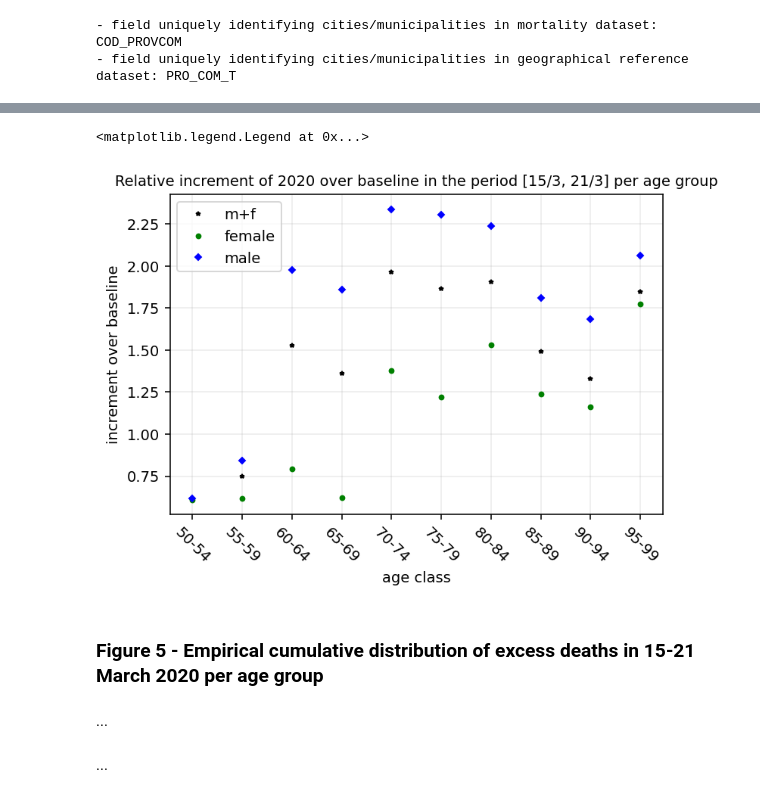
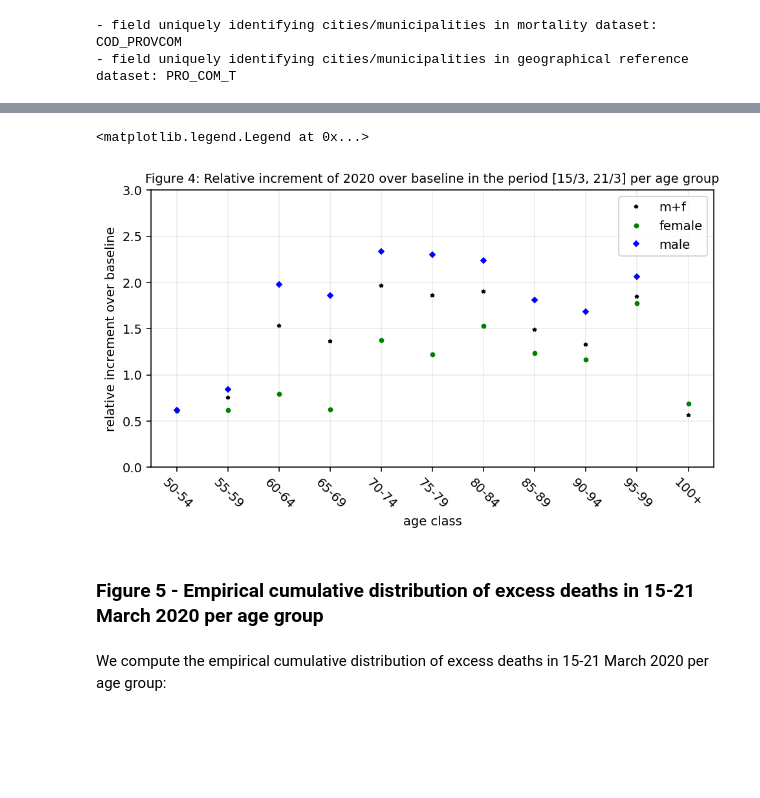
Before and after one commit to eurostat/mortality-viz, a Jupyter notebook: 01_preliminary_IT_study.ipynb, the cells around one changed output, grey strips where cells are left out. Drawn from its saved outputs; the diff is of its cells as text; code cells hidden in the pictures; blank space fills up the shorter version.

```diff
--- a/01_preliminary_IT_study.ipynb
+++ b/01_preliminary_IT_study.ipynb
@@ -520,0 +495,6 @@ plot_oneversus(cumdailydeaths, one = YEAR, versus = years_exc[::-1],
+# %%
+f, ax = mplt.subplots(1, figsize=(16, 16))
+geodata.plot(ax=ax)
+ax.set_axis_off()
+ax.set_title('Figure 1: Map of ANPR municipalities included in the data set')
+mplt.show()
@@ -520,0 +525,7 @@ plot_oneversus(cumdailydeaths, one = YEAR, versus = years_exc[::-1],
+# %%
+print("Counts on 29/02 \033[1mbefore\033[0m padding:\n %s" % dailydeaths.iloc[ileapday-1:ileapday+1,:])
+for y in years:
+    if calendar.isleap(y): continue
+    yloc = dailydeaths.columns.get_loc(y)
+    dailydeaths.iloc[ileapday,yloc] = dailydeaths.iloc[ileapday-1,yloc]
+print("Counts on 29/02 \033[1mafter\033[0m padding:\n %s" % dailydeaths.iloc[ileapday-1:ileapday+1,:])
@@ -600,3 +857,4 @@ for k in ageofdeaths.keys():
 # %%
-astart, aend = 11, 20
-rages, sages = range(astart, aend), slice(astart, aend)
+astart, aend = 11, max(map(int,list(FORMATTER.keys())))
+rages, sages = range(astart, aend+1), slice(astart, aend)
+print("Age ranges considered in '65+': \033[1m%s\033[0m" % [FORMATTER[str(i)] for i in rages])
@@ -605,34 +865,33 @@ rages, sages = range(astart, aend), slice(astart, aend)
 # %%
-FORMATTER = dIT.meta.get('index')['age']['values']
 def func_formater(val, pos):
     try:        return FORMATTER[str(int(val))]
     except:     return ''
 
-ax = plot_one(ageofdeaths['t'], index = sages, one = 'rinc',
-              marker = '*', color = 'k', linestyle = 'None',
-              xrottick = -45, grid = 0.2,
-              xlabel = 'age class',
-              ylabel = 'increment over baseline',
-              title = 'Relative increment of %s over baseline in the period [%s/%s, %s/%s] per age group' %
-                (YEAR, *get_daymonth(dstart), *get_daymonth(dend)),
-              label = 'm+f',
-              formatter = FuncFormatter(func_formater),
-              locator = MaxNLocator(integer=True)
-              )
+fig, ax = plot_one(ageofdeaths['t'], index = sages, one = 'rinc',
+                   marker = '*', color = 'k', linestyle = 'None',
+                   xrottick = -45, grid = 0.2,
+                   xlabel = 'age class', ylabel = 'relative increment over baseline', label = 'm+f',
+                   title = 'Figure 4: Relative increment of %s over baseline in the period [%s/%s, %s/%s] per age group' %
+                        (YEAR, *get_daymonth(dstart), *get_daymonth(dend)),
+                   formatter = FuncFormatter(func_formater), locator = IndexLocator(base=1,offset=0)
+                  )
 ax.plot(ageofdeaths['f'].loc[sages,'rinc'],
-        marker='o', color='g', markersize=3, linestyle='None', label='female')
+        marker='o', color='g', markersize=3, linestyle='None', label='female'
+       )
+
 ax.plot(ageofdeaths['m'].loc[sages,'rinc'],
-        marker='D', color='b', markersize=3, linestyle='None', label='male')
+        marker='D', color='b', markersize=3, linestyle='None', label='male'
+       )
+
+ax.set_ylim([0,3]) # hard-coded like in the figure... sorry
 ax.legend()
 # %% [output]
 <matplotlib.legend.Legend at 0x...>
-[figure, old version]
+[figure, new version]
 # %% [markdown]
-### Figure 5 - Empirical cumulative distribution of excess deaths in 15-21 March 2020 per age group
+### Figure 5 - Empirical cumulative distribution of excess deaths in 15-21 March 2020 per age group<a id='Figure5'></a>
-# %% [markdown]
-...
+# %% [markdown]
+We compute the empirical cumulative distribution of excess deaths in 15-21 March 2020 per age group:
 # %%
 incdeaths = ageofdeaths['t'].apply(lambda row: row[YEAR] - row['base'], axis=1)
 cumdeaths = incdeaths.cumsum(axis = 0, skipna =True)
-# %% [markdown]
-...
```
Also changed, not shown: parts of 217 cells of this notebook, 1 other file.
